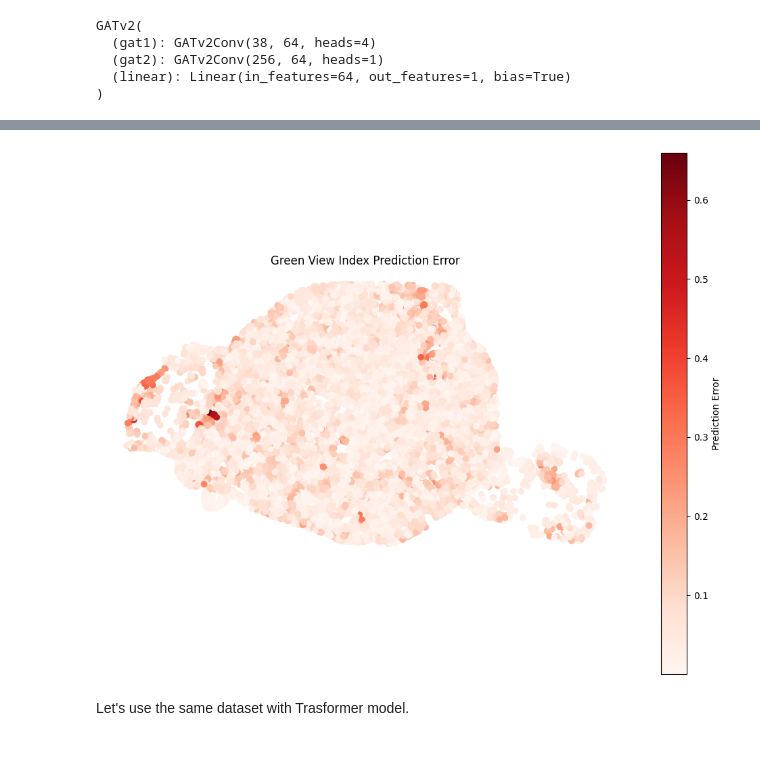
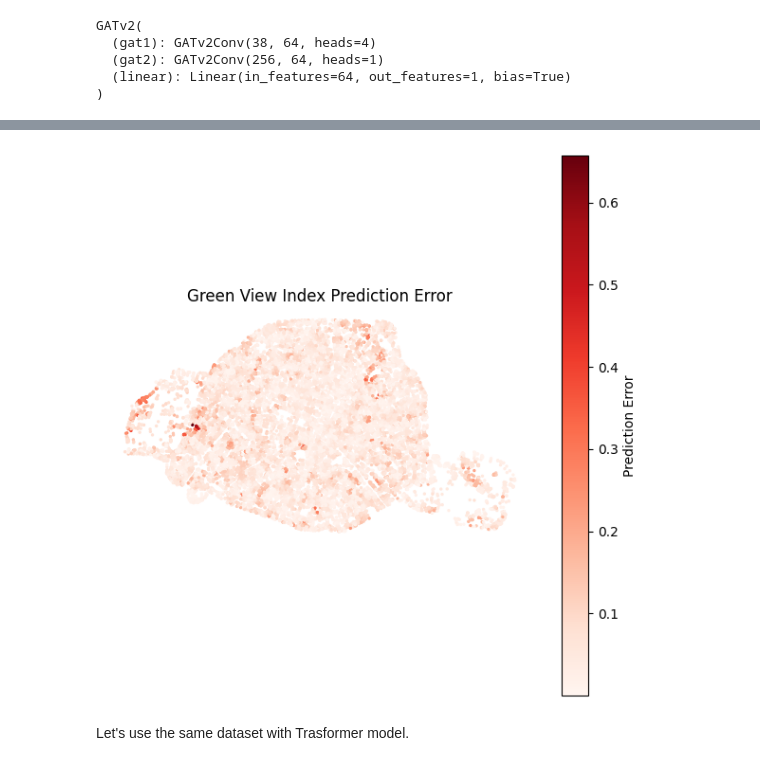
Before and after one commit to StefanoCarotti/FBK, a Jupyter notebook: GDS/Urbanity/Paris_greenview.ipynb, the cells around one changed output, grey strips where cells are left out. Saved outputs shown, nothing was run; the diff lists cells and outputs as text; code cells hidden in the pictures.

```diff
--- a/GDS/Urbanity/Paris_greenview.ipynb
+++ b/GDS/Urbanity/Paris_greenview.ipynb
@@ -339,17 +338,17 @@ plt.show()
 # %%
 
 # Also visualize error map
 paris_100m_nodes['error'] = np.abs(paris_100m_nodes['Green View'] - predictions)
-fig, ax = plt.subplots(figsize=(10, 8))
+fig, ax = plt.subplots(figsize=(6, 6))
 paris_100m_nodes.plot(column='error', cmap='Reds',
-                    legend=True, ax=ax, legend_kwds={'label': "Prediction Error"})
+                    legend=True, ax=ax, legend_kwds={'label': "Prediction Error"}, markersize= 2)
 ax.set_title('Green View Index Prediction Error')
 ax.set_axis_off()
 plt.tight_layout()
 plt.savefig('green_view_prediction_error.png')
 plt.show()
 # %% [output]
-[figure, old version]
+[figure, new version]
 # %% [markdown]
 Let's use the same dataset with Trasformer model.
 # %%
```
Also changed, not shown: parts of 33 cells of this notebook.
